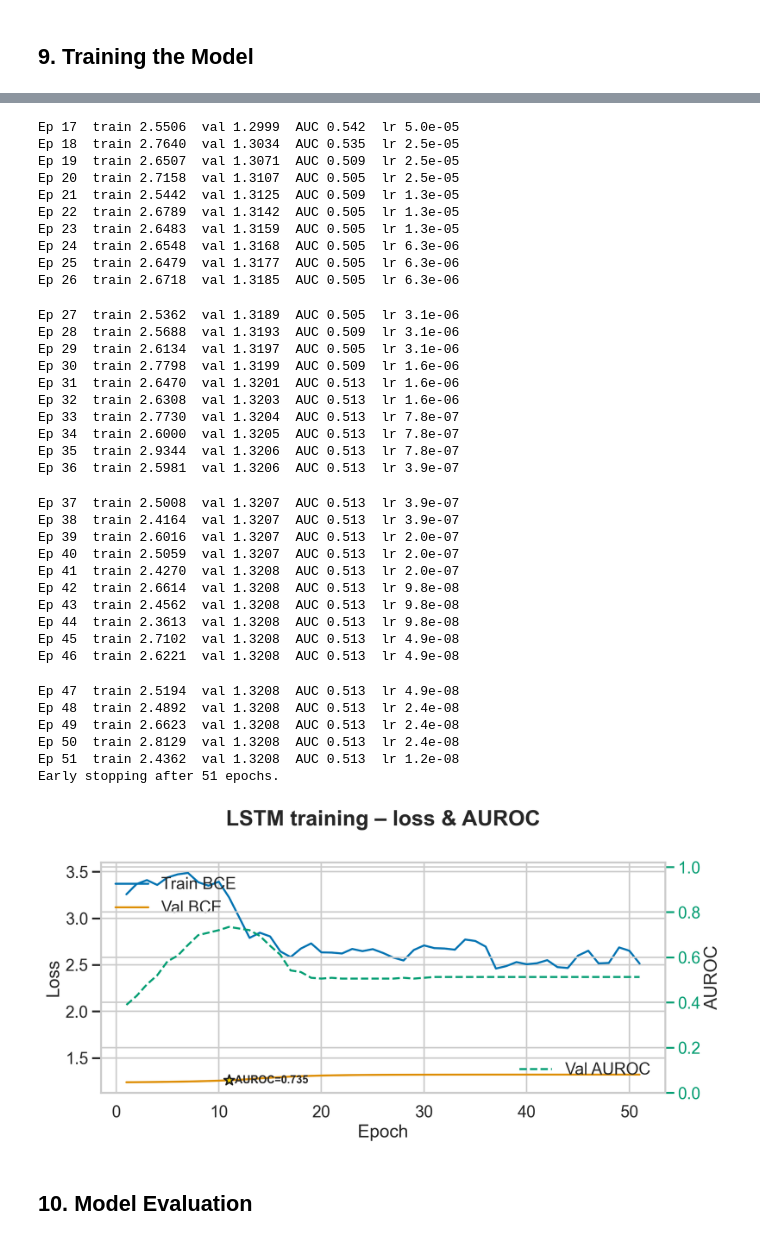
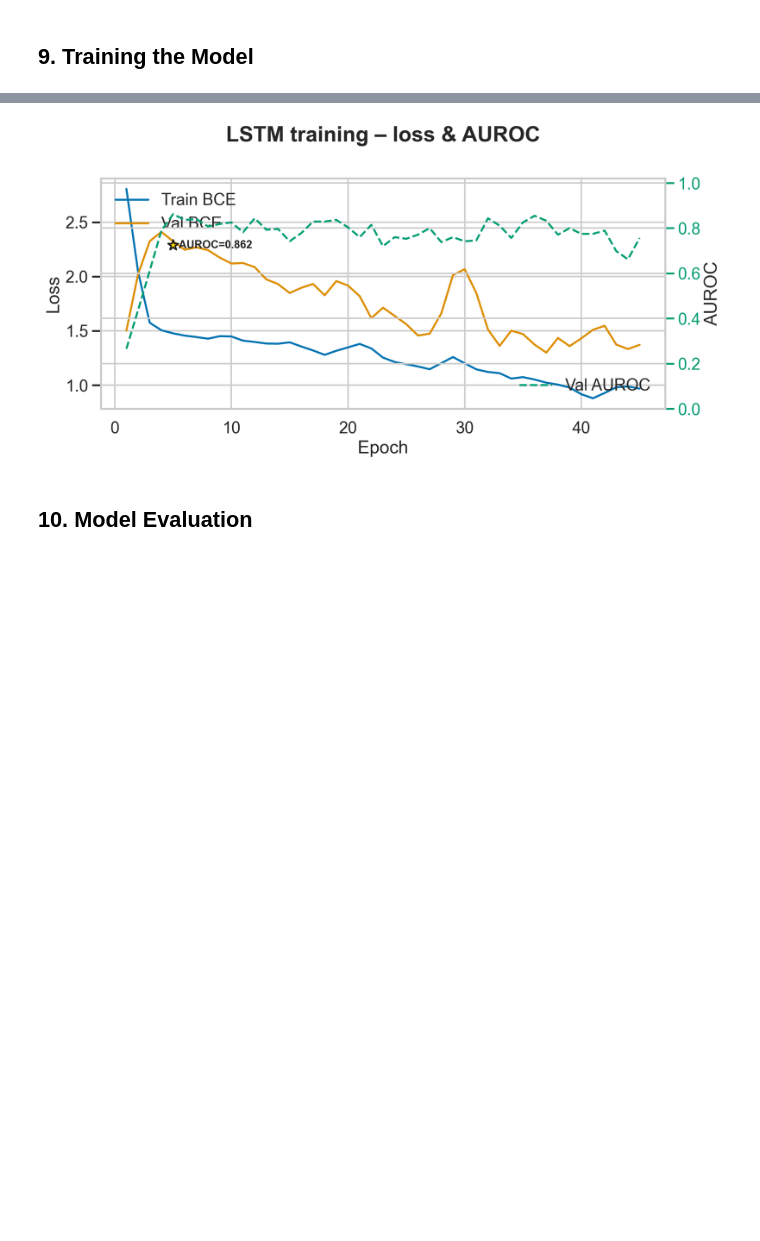
Before and after one commit to matt-ebrahim/CSYE7374, a Jupyter notebook: into-rnn/intro-rnn.ipynb, the cells around one changed output, grey strips where cells are left out. Saved outputs shown, nothing was run; the diff lists cells and outputs as text; code cells hidden in the pictures; blank space fills up the shorter version.

```diff
--- a/into-rnn/intro-rnn.ipynb
+++ b/into-rnn/intro-rnn.ipynb
@@ -462,18 +462,18 @@ sampler       = WeightedRandomSampler(sample_weight,
                                       replacement=True)
 
 train_loader = DataLoader(train_ds, batch_size=32, sampler=sampler,
-                          num_workers=0, pin_memory=True, drop_last=True)
+                          num_workers=0, pin_memory=False, drop_last=True)
 val_loader   = DataLoader(val_ds,   batch_size=64,
-                          num_workers=0, pin_memory=True)
+                          num_workers=0, pin_memory=False)
 test_loader  = DataLoader(test_ds,  batch_size=64,
-                          num_workers=0, pin_memory=True)
+                          num_workers=0, pin_memory=False)
 # %% [markdown]
 ## 7. Defining an LSTM Model
 # %%
 import torch.nn as nn
 class LSTMClassifier(nn.Module):
-    def __init__(self, input_dim=5, hidden_dim=32,
-                 num_layers=2, dropout=0.0):
+    def __init__(self, input_dim=5, hidden_dim=128,
+                 num_layers=1, dropout=0.0):
         super().__init__()
         self.lstm = nn.LSTM(input_dim, hidden_dim,
                             num_layers=num_layers,
@@ -499,7 +499,7 @@ pos_weight = torch.tensor( class_count[0] / class_count[1],
                            dtype=torch.float32).to(device)
 
 criterion = nn.BCEWithLogitsLoss(pos_weight=pos_weight)
-optimizer = optim.Adam(model.parameters(), lr=1e-4)
+optimizer = optim.Adam(model.parameters(), lr=1e-3)
 
 def train_epoch(model, loader):
     model.train()
@@ -543,7 +543,7 @@ patience     = 40
 best_val_auc = 0.
 pat_queue    = deque(maxlen=patience)
 scheduler    = torch.optim.lr_scheduler.ReduceLROnPlateau(
-                    optimizer, mode='max', factor=0.5, patience=2)
+                    optimizer, mode='max', factor=0.99, patience=2)
 history = {"train_loss": [], "val_loss": [], "val_auc": [],
            "lr": [], "best_epoch": None}
 
@@ -629,40 +630,4 @@ Ep 16  train 2.5529  val 1.2932  AUC 0.611  lr 5.0e-05
-Ep 17  train 2.5506  val 1.2999  AUC 0.542  lr 5.0e-05
-Ep 18  train 2.7640  val 1.3034  AUC 0.535  lr 2.5e-05
-Ep 19  train 2.6507  val 1.3071  AUC 0.509  lr 2.5e-05
-Ep 20  train 2.7158  val 1.3107  AUC 0.505  lr 2.5e-05
-Ep 21  train 2.5442  val 1.3125  AUC 0.509  lr 1.3e-05
-Ep 22  train 2.6789  val 1.3142  AUC 0.505  lr 1.3e-05
-Ep 23  train 2.6483  val 1.3159  AUC 0.505  lr 1.3e-05
-Ep 24  train 2.6548  val 1.3168  AUC 0.505  lr 6.3e-06
-Ep 25  train 2.6479  val 1.3177  AUC 0.505  lr 6.3e-06
-Ep 26  train 2.6718  val 1.3185  AUC 0.505  lr 6.3e-06
-Ep 27  train 2.5362  val 1.3189  AUC 0.505  lr 3.1e-06
-Ep 28  train 2.5688  val 1.3193  AUC 0.509  lr 3.1e-06
-Ep 29  train 2.6134  val 1.3197  AUC 0.505  lr 3.1e-06
-Ep 30  train 2.7798  val 1.3199  AUC 0.509  lr 1.6e-06
-Ep 31  train 2.6470  val 1.3201  AUC 0.513  lr 1.6e-06
-Ep 32  train 2.6308  val 1.3203  AUC 0.513  lr 1.6e-06
-Ep 33  train 2.7730  val 1.3204  AUC 0.513  lr 7.8e-07
-Ep 34  train 2.6000  val 1.3205  AUC 0.513  lr 7.8e-07
-Ep 35  train 2.9344  val 1.3206  AUC 0.513  lr 7.8e-07
-Ep 36  train 2.5981  val 1.3206  AUC 0.513  lr 3.9e-07
-Ep 37  train 2.5008  val 1.3207  AUC 0.513  lr 3.9e-07
-Ep 38  train 2.4164  val 1.3207  AUC 0.513  lr 3.9e-07
-Ep 39  train 2.6016  val 1.3207  AUC 0.513  lr 2.0e-07
-Ep 40  train 2.5059  val 1.3207  AUC 0.513  lr 2.0e-07
-Ep 41  train 2.4270  val 1.3208  AUC 0.513  lr 2.0e-07
-Ep 42  train 2.6614  val 1.3208  AUC 0.513  lr 9.8e-08
-Ep 43  train 2.4562  val 1.3208  AUC 0.513  lr 9.8e-08
-Ep 44  train 2.3613  val 1.3208  AUC 0.513  lr 9.8e-08
-Ep 45  train 2.7102  val 1.3208  AUC 0.513  lr 4.9e-08
-Ep 46  train 2.6221  val 1.3208  AUC 0.513  lr 4.9e-08
-Ep 47  train 2.5194  val 1.3208  AUC 0.513  lr 4.9e-08
-Ep 48  train 2.4892  val 1.3208  AUC 0.513  lr 2.4e-08
-Ep 49  train 2.6623  val 1.3208  AUC 0.513  lr 2.4e-08
-Ep 50  train 2.8129  val 1.3208  AUC 0.513  lr 2.4e-08
-Ep 51  train 2.4362  val 1.3208  AUC 0.513  lr 1.2e-08
-Early stopping after 51 epochs.
-[figure, old version]
+[figure, new version]
 # %% [markdown]
 ## 10. Model Evaluation
 # %%
```
Also changed, not shown: parts of 3 cells of this notebook.
